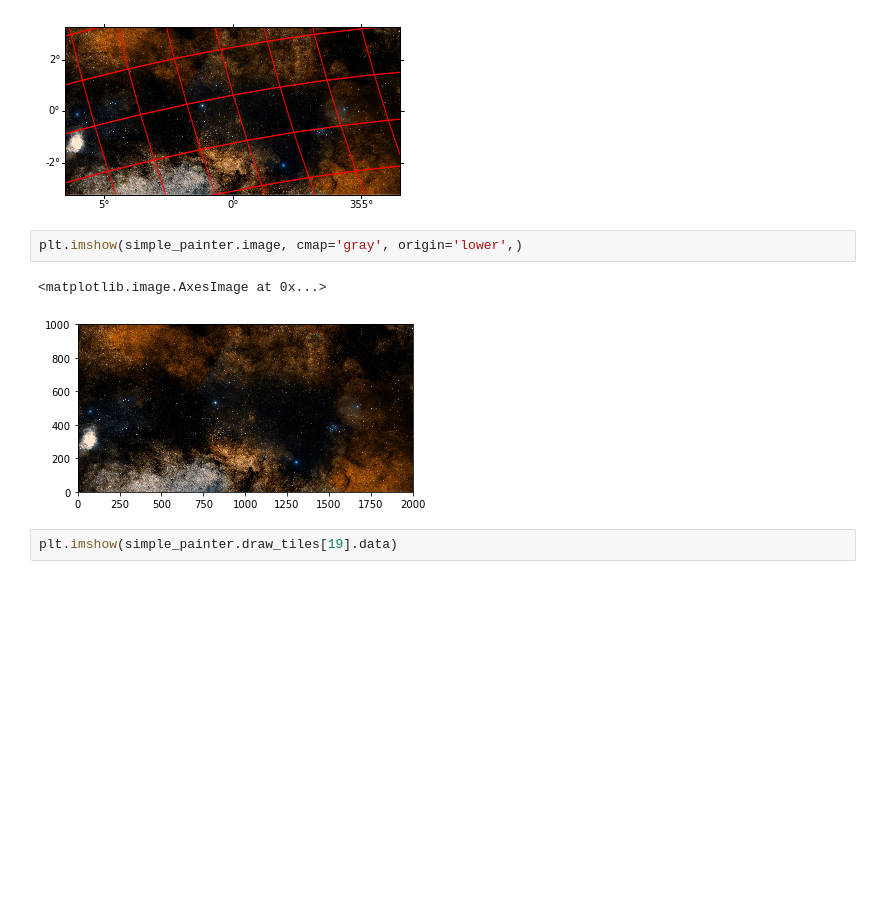
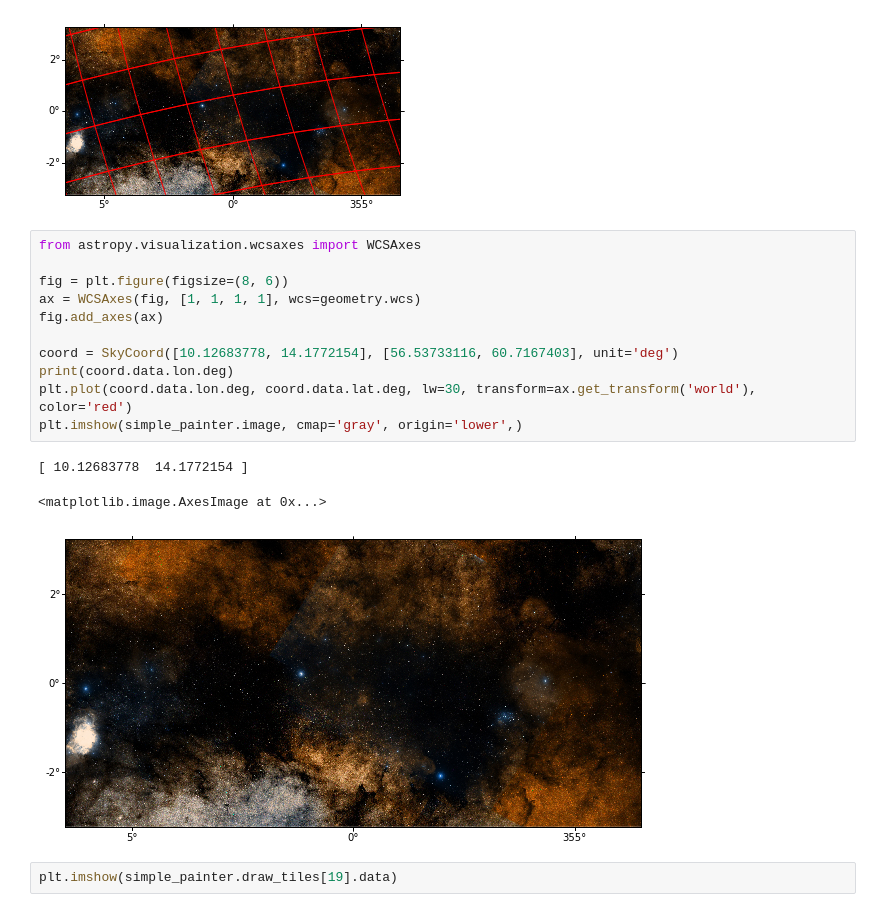
Before and after one commit to adl1995/HIPS-to-Py, a Jupyter notebook: examples/Precise drawing.ipynb, the cells around one changed output. Saved outputs shown, nothing was run; the diff lists cells and outputs as text; blank space fills up the shorter version.

```diff
--- a/examples/Precise drawing.ipynb
+++ b/examples/Precise drawing.ipynb
@@ -68,11 +75,21 @@ simple_painter.run()
 simple_painter.plot_mpl_hips_tile_grid()
 # %% [output]
 [figure]
-# %%
-plt.imshow(simple_painter.image, cmap='gray', origin='lower',)
-# %% [output]
-<matplotlib.image.AxesImage at 0x...>
-[figure, removed]
+# %%
+from astropy.visualization.wcsaxes import WCSAxes
+
+fig = plt.figure(figsize=(8, 6))
+ax = WCSAxes(fig, [1, 1, 1, 1], wcs=geometry.wcs)
+fig.add_axes(ax)
+
+coord = SkyCoord([10.12683778, 14.1772154], [56.53733116, 60.7167403], unit='deg')
+print(coord.data.lon.deg)
+plt.plot(coord.data.lon.deg, coord.data.lat.deg, lw=30, transform=ax.get_transform('world'), color='red')
+plt.imshow(simple_painter.image, cmap='gray', origin='lower',)
+# %% [output]
+[ 10.12683778  14.1772154 ]
+<matplotlib.image.AxesImage at 0x...>
+[figure, added]
 # %%
 plt.imshow(simple_painter.draw_tiles[19].data)
 # %% [output]
```
Also changed, not shown: parts of 3 cells of this notebook.
